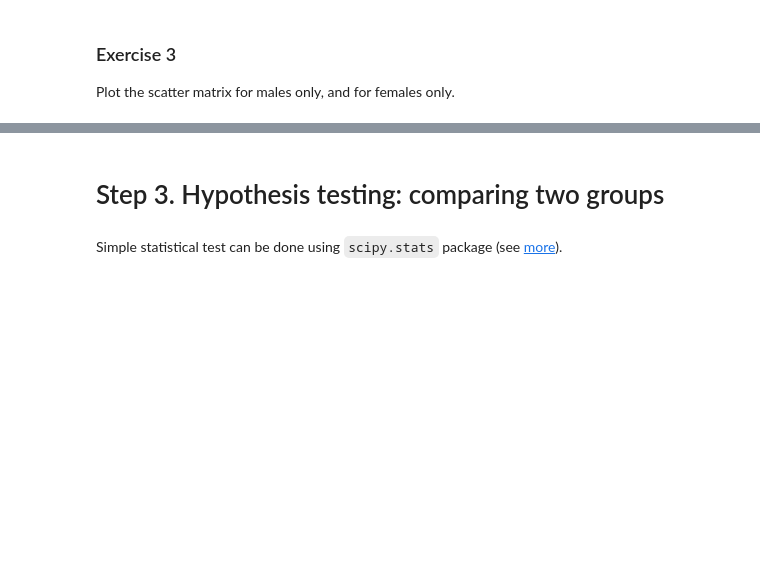
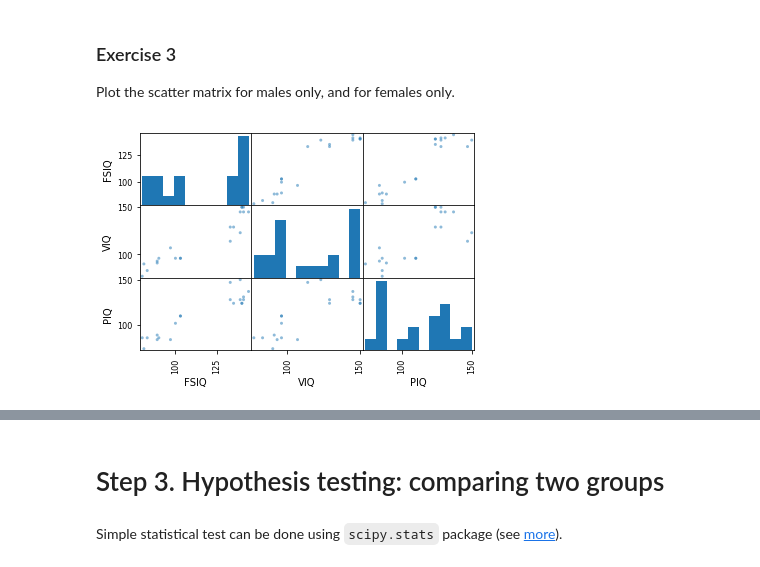
Before and after one commit to nomemm/advstat-labs, a Jupyter notebook: Lab01/Lab01.ipynb, the cells around one changed output, grey strips where cells are left out. Saved outputs shown, nothing was run; the diff lists cells and outputs as text; code cells hidden in the pictures; blank space fills up the shorter version.

```diff
--- a/Lab01/Lab01.ipynb
+++ b/Lab01/Lab01.ipynb
@@ -151,5 +251,9 @@ plt.show()
 Plot the scatter matrix for males only, and for females only.
 # %%
 # scatter matrix for males
+pd.scatter_matrix(data[data['Gender'] == 'Male'][['FSIQ', 'VIQ', 'PIQ']])
+plt.show()
+# %% [output]
+[figure, added]
 # %%
 # scatter matrix for females
```
Also changed, not shown: parts of 33 cells of this notebook.
